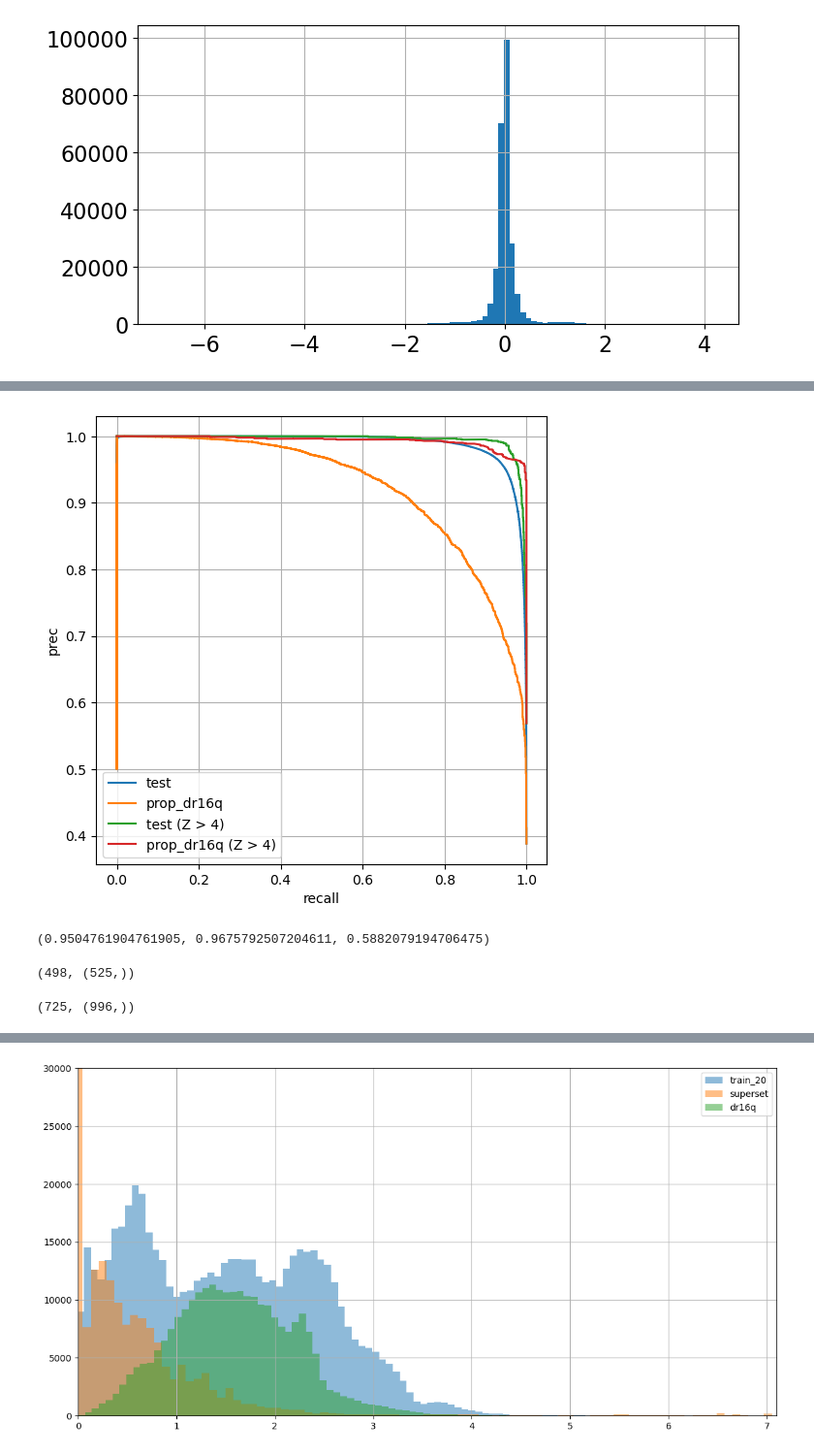
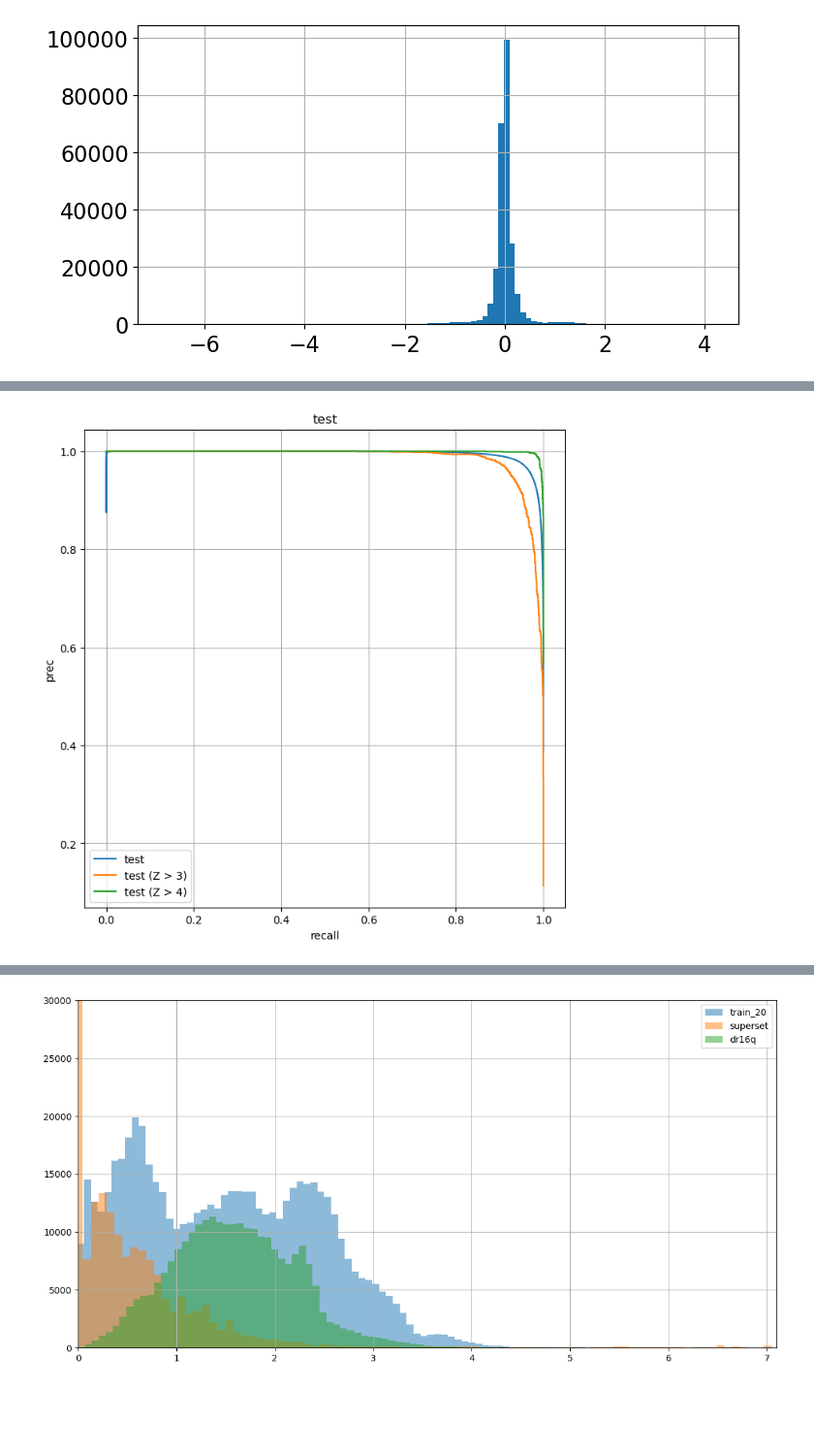
Before and after one commit to SVasi1yev/MSU_quasars, a Jupyter notebook: q_boosting.ipynb, the cells around one changed output, grey strips where cells are left out. Shown at 97% size. Saved outputs shown, nothing was run; the diff lists cells and outputs as text; code cells hidden in the pictures; blank space fills up the shorter version.

```diff
--- a/q_boosting.ipynb
+++ b/q_boosting.ipynb
@@ -133,0 +377,8 @@ plt.hist(prop_dr16q['z_diff'], bins=100);
+# %%
+font = {'size': 16}
+plt.rc('font', **font)
+fig = plt.figure(figsize=(8, 4))
+plt.ylim(25, 15)
+plt.grid()
+
+plt.scatter(prop_dr16q['Z_SYS'], prop_dr16q['decals8tr_z']);
@@ -171,7 +427,7 @@ import warnings
 warnings.filterwarnings('ignore')
 
 boost = lgbm.LGBMClassifier(
-    n_estimators=300, max_depth=6,
+    n_estimators=1000, max_depth=6,
     n_jobs=8
 )
 boost.fit(
@@ -209,2 +479,7 @@ plt.barh(np.array(features_list)[boost.feature_importances_.argsort()[::]], sort
 # %%
 preds = boost.predict_proba(X_02)[:, 1]
+test['preds'] = preds
+zm3 = np.concatenate(((train_20_02['Z'] > 3).values, (superset_02['Z'] > 3).values))
+print(zm3.mean())
+zm4 = np.concatenate(((train_20_02['Z'] > 4).values, (superset_02['Z'] > 4).values))
+print(zm4.mean())
@@ -230,7 +538,8 @@ dr16q_zm.mean()
 # %%
 precision, recall, thresholds = precision_recall_curve(y_02, preds)
 # %%
-precision_z, recall_z, thresholds_z = precision_recall_curve(y_02[zm], preds[zm])
+precision_z3, recall_z3, thresholds_z3 = precision_recall_curve(y_02[zm3], preds[zm3])
+precision_z4, recall_z4, thresholds_z4 = precision_recall_curve(y_02[zm4], preds[zm4])
 # %%
 prop_dr16q_recall = np.concatenate((
     (prop_dr16q_preds > thresholds.reshape(-1, 1)).sum(1) / prop_dr16q_preds.shape[0],
@@ -244,27 +562,18 @@ prop_dr16q_recall_z = np.concatenate((
 # %%
 font = {'size': 10}
 plt.rc('font', **font)
-fig = plt.figure(figsize=(6, 6))
+fig = plt.figure(figsize=(8, 8))
 plt.grid()
 
 plt.plot(recall, precision, label='test')
-plt.plot(prop_dr16q_recall, precision, label='prop_dr16q')
-plt.plot(recall_z, precision_z, label='test (Z > 4)')
-plt.plot(prop_dr16q_recall_z, precision_z, label='prop_dr16q (Z > 4)')
+# plt.plot(prop_dr16q_recall, precision, label='prop_dr16q')
+plt.plot(recall_z3, precision_z3, label=f'test (Z > {3})')
+# plt.plot(prop_dr16q_recall_z3, precision_z3, label=f'prop_dr16q (Z > {3})')
+plt.plot(recall_z4, precision_z4, label=f'test (Z > {4})')
+# plt.plot(prop_dr16q_recall_z4, precision_z4, label=f'prop_dr16q (Z > {4})')
 plt.xlabel('recall')
 plt.ylabel('prec')
-plt.legend();
+plt.legend()
+plt.title('test');
 # %% [output]
-[figure, old version]
+[figure, new version]
-# %%
-prop_dr16q_recall_z[1050], precision_z[1050], thresholds_z[1050]
-# %% [output]
-(0.9504761904761905, 0.9675792507204611, 0.5882079194706475)
-# %%
-(prop_dr16q_preds[prop_dr16q_zm] > 0.59).sum(), prop_dr16q_preds[prop_dr16q_zm].shape
-# %% [output]
-(498, (525,))
-# %%
-(dr16q_preds[dr16q_zm] > 0.59).sum(), dr16q_preds[dr16q_zm].shape
-# %% [output]
-(725, (996,))
```
Also changed, not shown: parts of 70 cells of this notebook, 3 other files.
